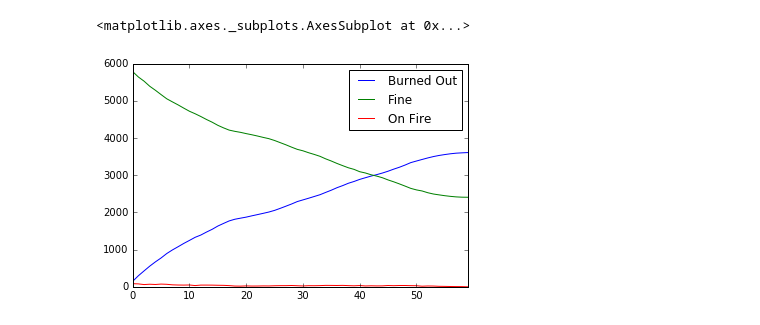
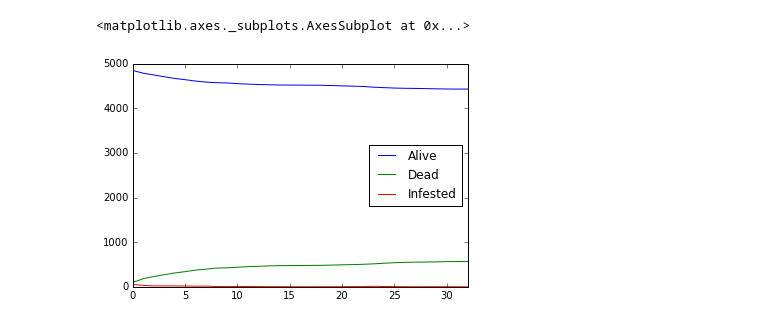
Before and after one commit to sidneyabush/STA-Lab_4, a Jupyter notebook: STA Lab 4 - Sidney.ipynb, the cells around one changed output. Cells and saved outputs as stored; diff of their text form; code cells hidden in the pictures.

```diff
--- a/STA Lab 4 - Sidney.ipynb
+++ b/STA Lab 4 - Sidney.ipynb
@@ -127,5 +149,9 @@ results = fire.dc.get_model_vars_dataframe()
-# %%
-results.plot()
-# %% [output]
-<matplotlib.axes._subplots.AxesSubplot at 0x...>
-[figure, removed]
+# %%
+# Test a medium range tree density - 50%
+beetle = BeetleKill(100, 100, 0.5)
+beetle.run_model()
+results = beetle.dc.get_model_vars_dataframe()
+results.plot()
+# %% [output]
+<matplotlib.axes._subplots.AxesSubplot at 0x...>
+[figure, added]
```
Also changed, not shown: parts of 20 cells of this notebook.
